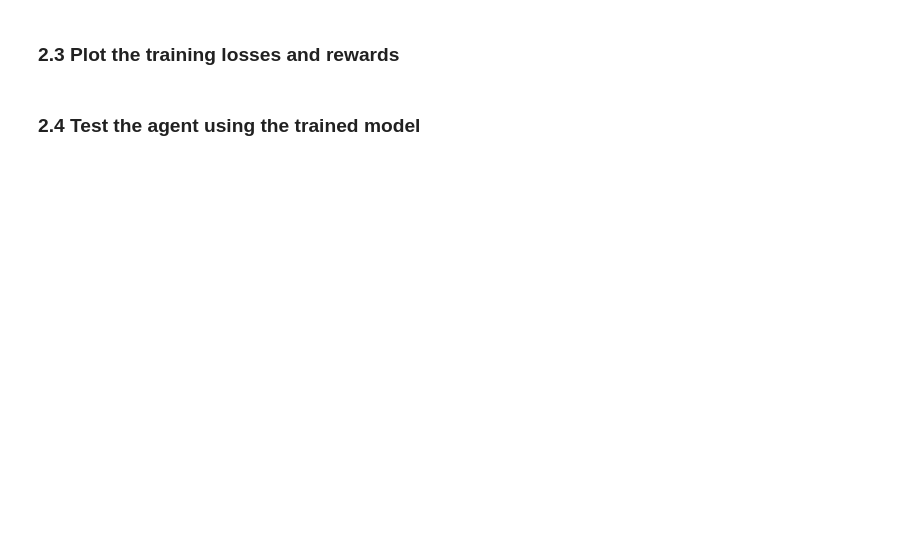
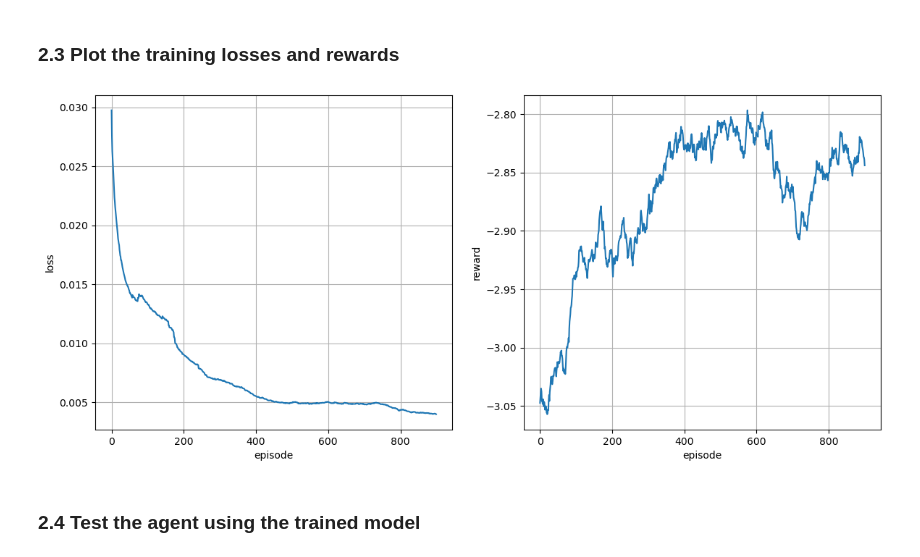
Before and after one commit to bawfeh/ELE680, a Jupyter notebook: RL/mountainCarCnt.ipynb, the cells around one changed output. Saved outputs shown, nothing was run; the diff lists cells and outputs as text; code cells hidden in the pictures; blank space fills up the shorter version.

```diff
--- a/RL/mountainCarCnt.ipynb
+++ b/RL/mountainCarCnt.ipynb
@@ -52,9 +45,12 @@ InteractiveShell.ast_node_interactivity = "last" # all | last | last_expr | none
 ---
 # %%
 import os
+import pickle
+from os.path import join
 import numpy as np
 from matplotlib import pyplot as plt
 import random
+from time import time
 # import pygame
 # import cv2
 import gymnasium as gym
@@ -63,5 +59,5 @@ RANDOM_STATE = 1234
 ENV_NAME = 'MountainCarContinuous-v0'
 np.random.seed(RANDOM_STATE)
 random.seed(RANDOM_STATE)
-# EPOCHS  = 100 # works for experience replay no target net
-EPOCHS  = 400
+EPOCHS  = 1000
+DATA_DIR = "../../Code/MountainCar/"
@@ -94,12 +66,12 @@ info: {})
 # %%
 env = gym.wrappers.RecordVideo(
     env=gym.make(ENV_NAME, render_mode="rgb_array"),
-    video_folder="./MC_Continuous/",
+    video_folder=DATA_DIR,
     name_prefix="mc_episodes",
     episode_trigger=lambda x: x % 10 == 0,
     # episode_trigger=lambda x: False,
     # video_length=200,
-    # disable_logger=True
+    disable_logger=True
 )
 
 # Set non-positional agent class args
@@ -108,7 +80,8 @@ parameters = dict(
     max_epsilon=1,
     gamma=0.99,
     num_actions=10,
-    # path='./MC_Continuous/',
+    path=DATA_DIR,
+    epsilon_decay=200,
     # recording_range=range(EPOCHS-100, EPOCHS),
     seed=RANDOM_STATE,
 )
@@ -119,7 +92,8 @@ train_parameters = dict(
     maxMoves=100,
     memorySize=10000,
     batchSize=128,
-    render=True,
+    render=False,
+    TAU=0.005
 )
 # Set plotting parameters
 plot_parameters = dict(
@@ -143,2 +112,4 @@ plot_parameters = dict(
+# %%
+agent = target_Agent(env, **parameters)
 # %% [markdown]
 ### 2.2 Train the agent
@@ -146,0 +116,4 @@ plot_parameters = dict(
+# %%
+start = time()
+history = agent.train(**train_parameters)
+print(f"Execution lapse: __{(time()-start)//60:,}__ minutes")
@@ -147,7 +133,9 @@ plot_parameters = dict(
 # %% [markdown]
 ### 2.3 Plot the training losses and rewards
 # %%
-# info = agent.plot_history(history, **plot_parameters)
+agent.plot_history(history, **plot_parameters)
+# %% [output]
+[figure, added]
 # %% [markdown]
 ### 2.4 Test the agent using the trained model
 # %%
```
Also changed, not shown: parts of 25 cells of this notebook, 7 other files.
